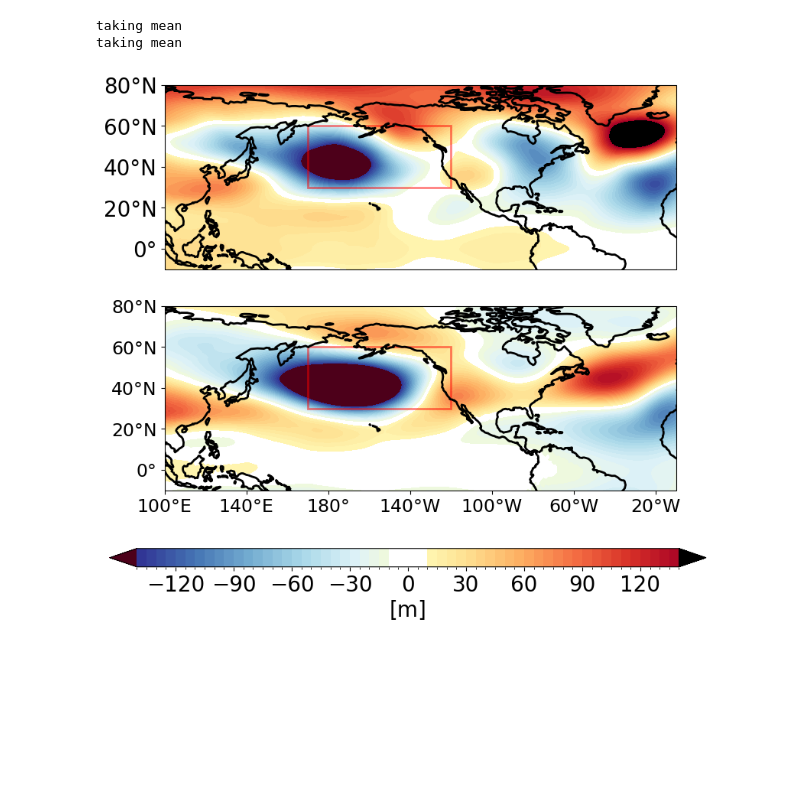
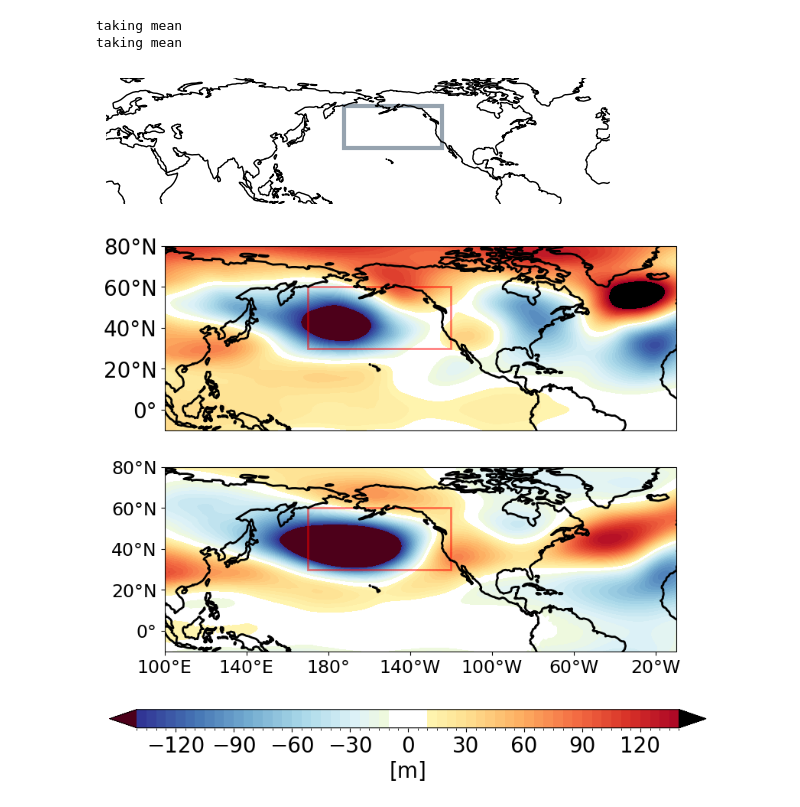
Before and after one commit to kjmayer/ENSOvsMJO, a Jupyter notebook: explore/ModelBias.ipynb, the cells around one changed output. Cells and saved outputs as stored; diff of their text form; code cells hidden in the pictures; blank space fills up the shorter version.

Commit message:
interpret by sign plots

```diff
--- a/explore/ModelBias.ipynb
+++ b/explore/ModelBias.ipynb
@@ -154,6 +154,42 @@ cmapzzz = ListedColormap(newcolors)
 clevs_cont = np.concatenate([clevs[0:nnn],clevs[nnn+1:]])
 clevs_cont2 = np.array([clevs[nnn-1],clevs[nnn+1]])
 ############
+# %%
+# plot z500 box:
+###
+# Define the coordinates of the box
+min_lon = 170.0  # Minimum longitude
+max_lon = 240.0  # Maximum longitude
+min_lat = 30.0   # Minimum latitude
+max_lat = 60.0   # Maximum latitude
+
+# Create a Rectangle patch
+box1 = mpatches.Rectangle((min_lon, min_lat), max_lon - min_lon, max_lat - min_lat,
+                         linewidth=3, edgecolor='xkcd:steel', facecolor='none',
+                         transform=ccrs.PlateCarree(),alpha=0.75)
+
+fig, ax1 = plt.subplots(nrows=1, ncols=1, figsize=(6.5,10),sharex=True,subplot_kw={'projection': ccrs.PlateCarree(central_longitude=180)})
+ax1.set_frame_on(False)
+proj = ccrs.PlateCarree(central_longitude=180)
+ax1.coastlines('110m',linewidth=1)
+
+# states_provinces = cfeature.NaturalEarthFeature(category='cultural',name='admin_1_states_provinces_lines',
+#                 scale='110m',
+#                 facecolor='none')
+
+# ax1.set_yticks(np.arange(-80,90,20), crs=ccrs.PlateCarree())
+lon_formatter = LongitudeFormatter(zero_direction_label=True,number_format='.0f')
+lat_formatter = LatitudeFormatter(number_format='.0f')
+ax1.xaxis.set_major_formatter(lon_formatter)
+ax1.yaxis.set_major_formatter(lat_formatter)
+# ax1.tick_params(labelsize=20)
+ax1.set_extent([-10, 90, -10, 80], crs=ccrs.PlateCarree())
+ax1.add_patch(box1)
+
+plt.savefig('/glade/work/kjmayer/research/catalyst/ENSOvsMJO/plots/NP_domain.png',dpi=300,bbox_inches='tight')
+# plt.show()
+# %% [output]
+[figure, added]
 # %%
 plotter = DSm67_era.squeeze()
 cmap = cmapzzz
```
Also changed, not shown: 2 other files.
